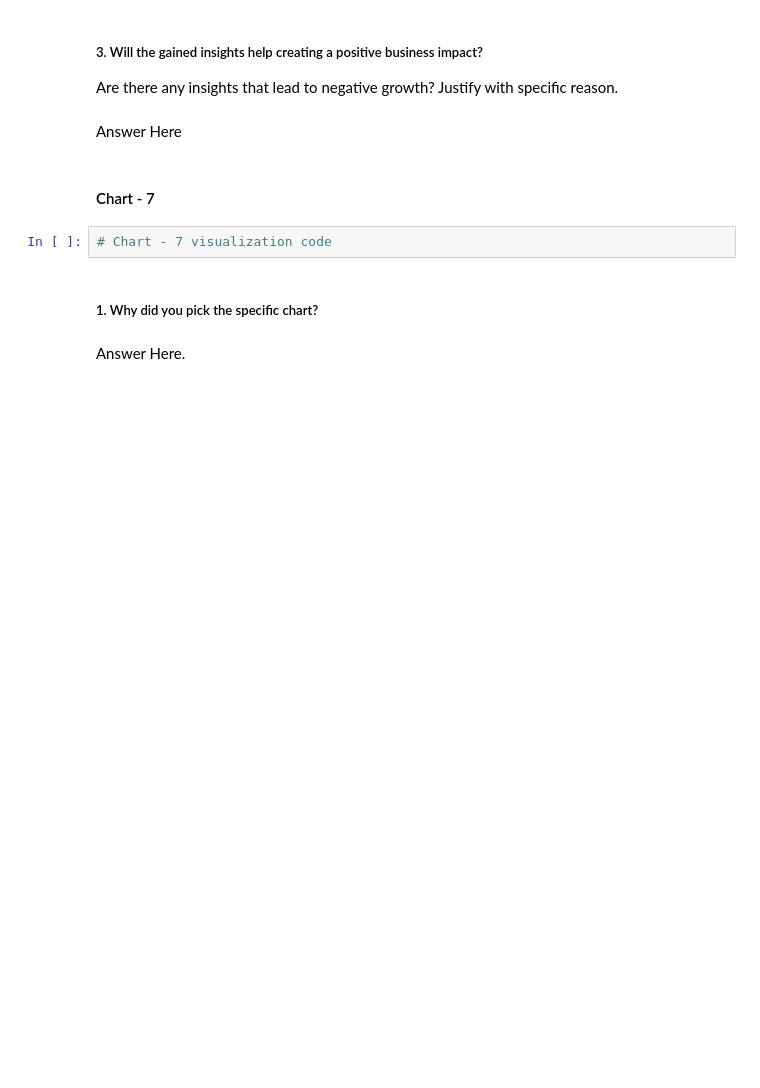
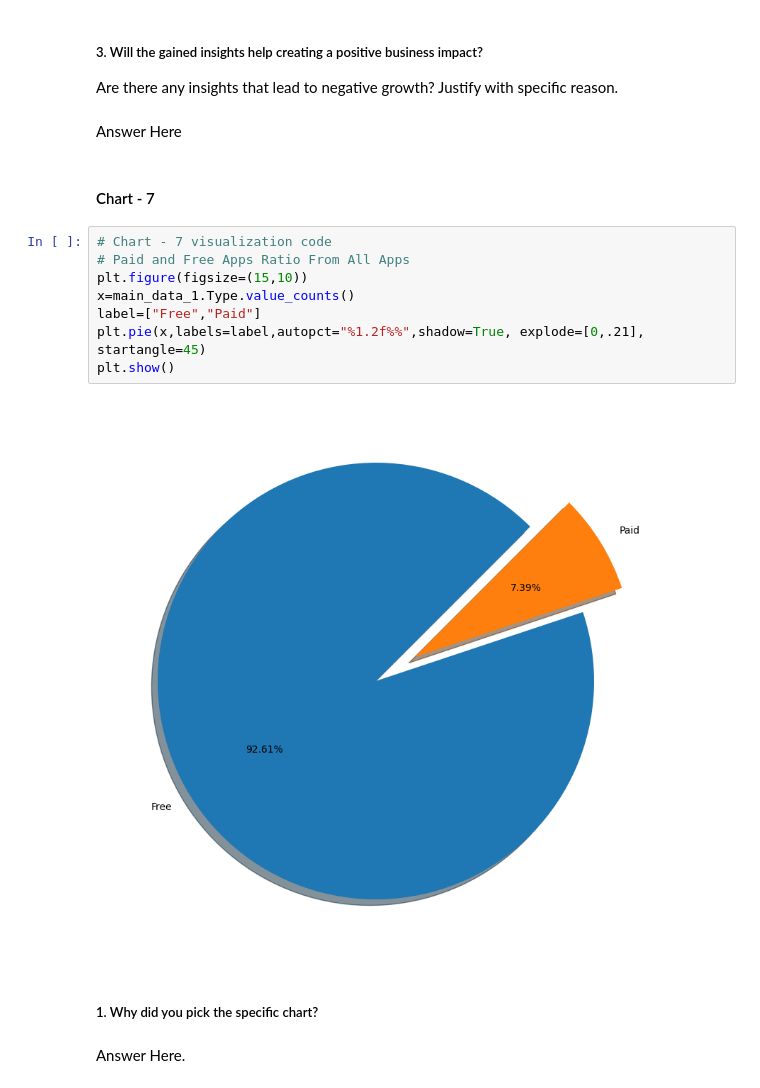
Before and after one commit to sachinwandale1994/Capstone-project, a Jupyter notebook: EDA_on_Play_Store_app_Review_Analysis.ipynb, the cells around one changed output. Drawn from its saved outputs; the diff is of its cells as text; blank space fills up the shorter version.

```diff
--- a/EDA_on_Play_Store_app_Review_Analysis.ipynb
+++ b/EDA_on_Play_Store_app_Review_Analysis.ipynb
@@ -786,8 +886,16 @@ Are there any insights that lead to negative growth? Justify with specific reaso
 Answer Here
 # %% [markdown]
 #### Chart - 7
-# %%
-# Chart - 7 visualization code
+# %%
+# Chart - 7 visualization code
+# Paid and Free Apps Ratio From All Apps
+plt.figure(figsize=(15,10))
+x=main_data_1.Type.value_counts()
+label=["Free","Paid"]
+plt.pie(x,labels=label,autopct="%1.2f%%",shadow=True, explode=[0,.21], startangle=45)
+plt.show()
+# %% [output]
+[figure, added]
 # %% [markdown]
 ##### 1. Why did you pick the specific chart?
 # %% [markdown]
```
Also changed, not shown: parts of 16 cells of this notebook.
